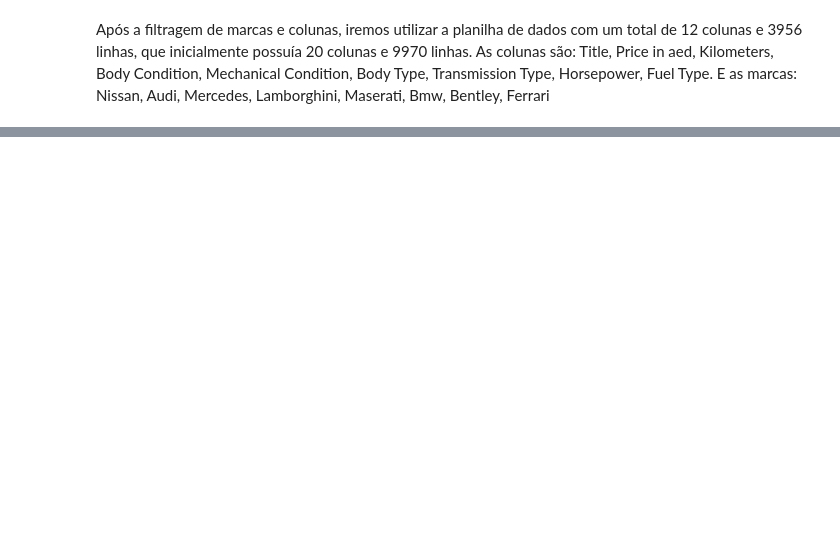
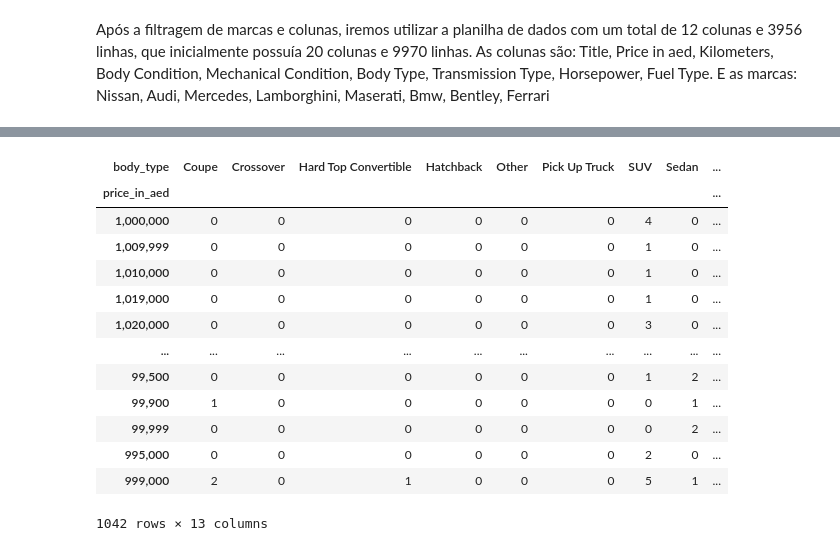
Before and after one commit to insper-classroom/22-2b-cd-p2-p2_albert_arthur_thiago, a Jupyter notebook: base.ipynb, the cells around one changed output, grey strips where cells are left out. Saved outputs shown, nothing was run; the diff lists cells and outputs as text; code cells hidden in the pictures; blank space fills up the shorter version.

```diff
--- a/base.ipynb
+++ b/base.ipynb
@@ -65,0 +129,17 @@ As colunas são: Title, Price in aed, Kilometers, Body Condition, Mechanical Con
+# %%
+pd.crosstab(dados['price_in_aed'], dados['body_type'])
+# %% [output]
+| body_type | Coupe | Crossover | Hard Top Convertible | Hatchback | Other | Pick Up Truck | SUV | Sedan | ... |
+| price_in_aed |  |  |  |  |  |  |  |  | ... |
+| 1,000,000 | 0 | 0 | 0 | 0 | 0 | 0 | 4 | 0 | ... |
+| 1,009,999 | 0 | 0 | 0 | 0 | 0 | 0 | 1 | 0 | ... |
+| 1,010,000 | 0 | 0 | 0 | 0 | 0 | 0 | 1 | 0 | ... |
+| 1,019,000 | 0 | 0 | 0 | 0 | 0 | 0 | 1 | 0 | ... |
+| 1,020,000 | 0 | 0 | 0 | 0 | 0 | 0 | 3 | 0 | ... |
+| ... | ... | ... | ... | ... | ... | ... | ... | ... | ... |
+| 99,500 | 0 | 0 | 0 | 0 | 0 | 0 | 1 | 2 | ... |
+| 99,900 | 1 | 0 | 0 | 0 | 0 | 0 | 0 | 1 | ... |
+| 99,999 | 0 | 0 | 0 | 0 | 0 | 0 | 0 | 2 | ... |
+| 995,000 | 0 | 0 | 0 | 0 | 0 | 0 | 2 | 0 | ... |
+| 999,000 | 2 | 0 | 1 | 0 | 0 | 0 | 5 | 1 | ... |
+1042 rows × 13 columns
```
Also changed, not shown: parts of 11 cells of this notebook.
